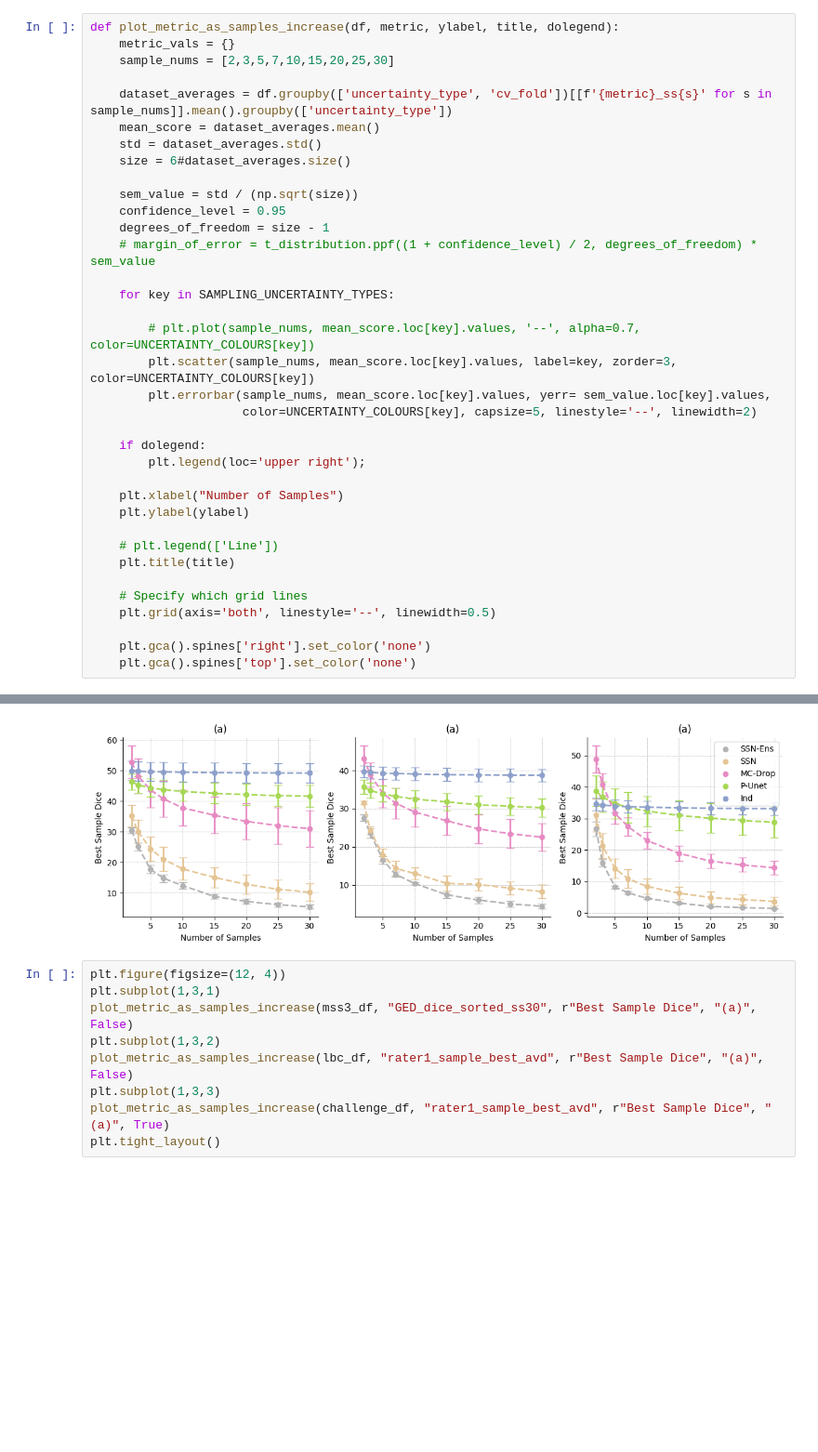
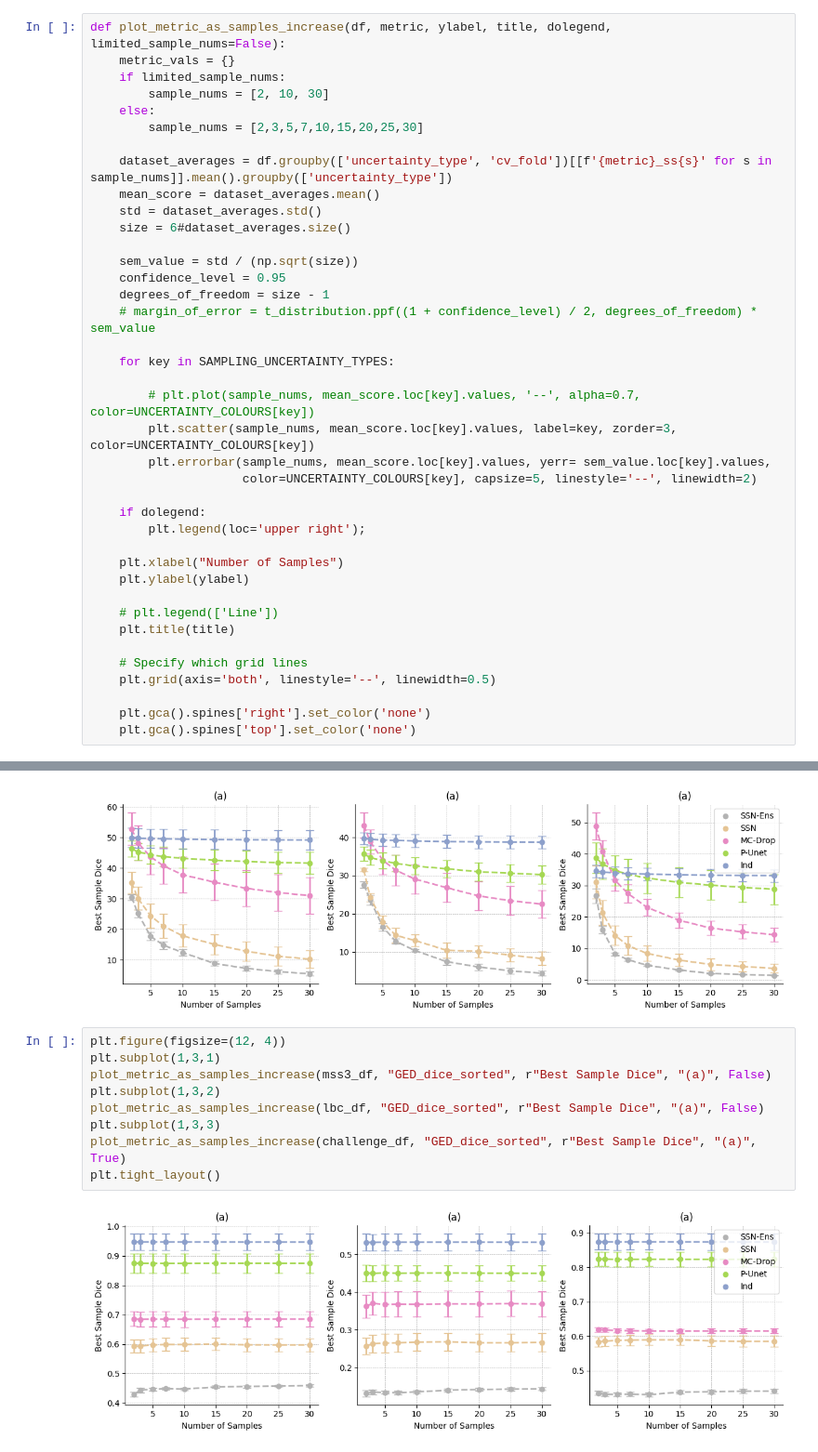
Before and after one commit to BenjaminPhi5/WMH_UQ_assessment, a Jupyter notebook: trustworthai/journal_run/interrater_experiments/visualize interrater results.ipynb, the cells around one changed output, grey strips where cells are left out. Shown at 93% size. Saved outputs shown, nothing was run; the diff lists cells and outputs as text; blank space fills up the shorter version.

```diff
--- a/trustworthai/journal_run/interrater_experiments/visualize interrater results.ipynb
+++ b/trustworthai/journal_run/interrater_experiments/visualize interrater results.ipynb
@@ -131,9 +132,12 @@ UNCERTAINTY_COLOURS = {
 from collections import defaultdict
 from scipy.stats import t as t_distribution
 # %%
-def plot_metric_as_samples_increase(df, metric, ylabel, title, dolegend):
+def plot_metric_as_samples_increase(df, metric, ylabel, title, dolegend, limited_sample_nums=False):
     metric_vals = {}
-    sample_nums = [2,3,5,7,10,15,20,25,30]
+    if limited_sample_nums:
+        sample_nums = [2, 10, 30]
+    else:
+        sample_nums = [2,3,5,7,10,15,20,25,30]
 
     dataset_averages = df.groupby(['uncertainty_type', 'cv_fold'])[[f'{metric}_ss{s}' for s in sample_nums]].mean().groupby(['uncertainty_type'])
     mean_score = dataset_averages.mean()
@@ -228,9 +234,11 @@ plt.tight_layout()
 # %%
 plt.figure(figsize=(12, 4))
 plt.subplot(1,3,1)
-plot_metric_as_samples_increase(mss3_df, "GED_dice_sorted_ss30", r"Best Sample Dice", "(a)", False)
+plot_metric_as_samples_increase(mss3_df, "GED_dice_sorted", r"Best Sample Dice", "(a)", False)
 plt.subplot(1,3,2)
-plot_metric_as_samples_increase(lbc_df, "rater1_sample_best_avd", r"Best Sample Dice", "(a)", False)
+plot_metric_as_samples_increase(lbc_df, "GED_dice_sorted", r"Best Sample Dice", "(a)", False)
 plt.subplot(1,3,3)
-plot_metric_as_samples_increase(challenge_df, "rater1_sample_best_avd", r"Best Sample Dice", "(a)", True)
+plot_metric_as_samples_increase(challenge_df, "GED_dice_sorted", r"Best Sample Dice", "(a)", True)
 plt.tight_layout()
+# %% [output]
+[figure, added]
```
Also changed, not shown: parts of 22 cells of this notebook.
